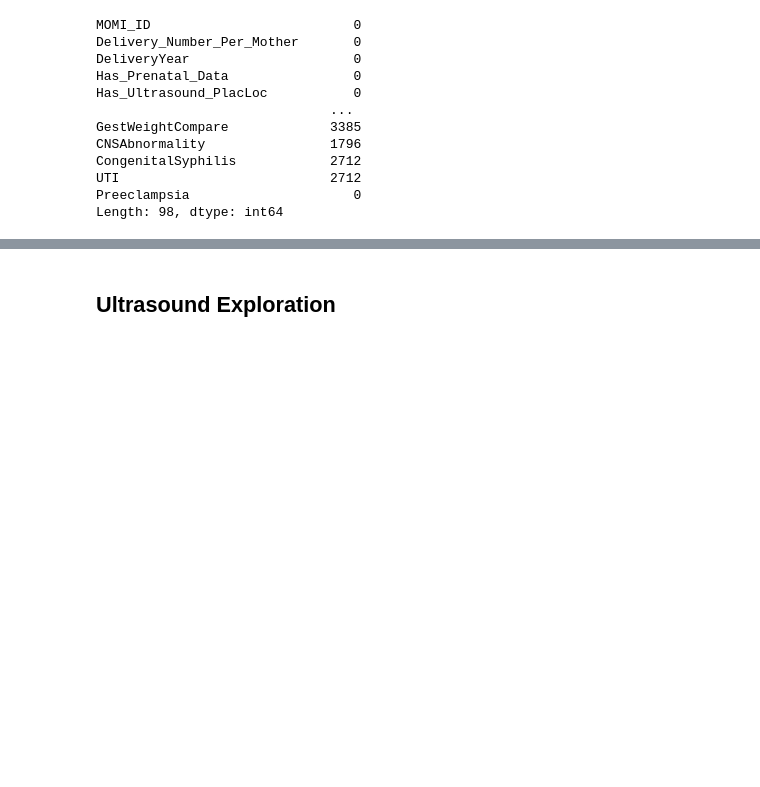
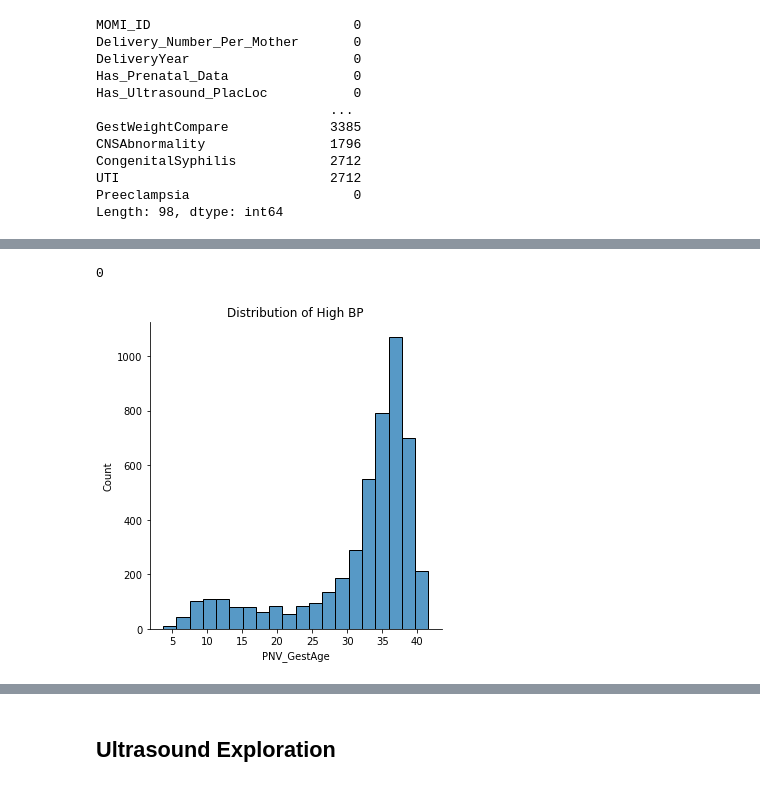
Before and after one commit to rachellb/Bennett_OUDSA5900, a Jupyter notebook: Descriptions/Momi_Descriptions.ipynb, the cells around one changed output, grey strips where cells are left out. Cells and saved outputs as stored; diff of their text form; code cells hidden in the pictures; blank space fills up the shorter version.

```diff
--- a/Descriptions/Momi_Descriptions.ipynb
+++ b/Descriptions/Momi_Descriptions.ipynb
@@ -2153,0 +2463,12 @@ Length: 98, dtype: int64
+# %%
+secondSpike.loc[secondSpike['second_spike']< 14].shape[0]
+# %% [output]
+0
+# %%
+# For prenatal visits in general, there seems to be a peak to 38 weeks
+sns.displot(testPre.loc[testPre['High'] ==1], x="PNV_GestAge", bins=20)
+
+plt.title('Distribution of High BP')
+plt.show()
+# %% [output]
+[figure, added]
```
Also changed, not shown: parts of 35 cells of this notebook.
